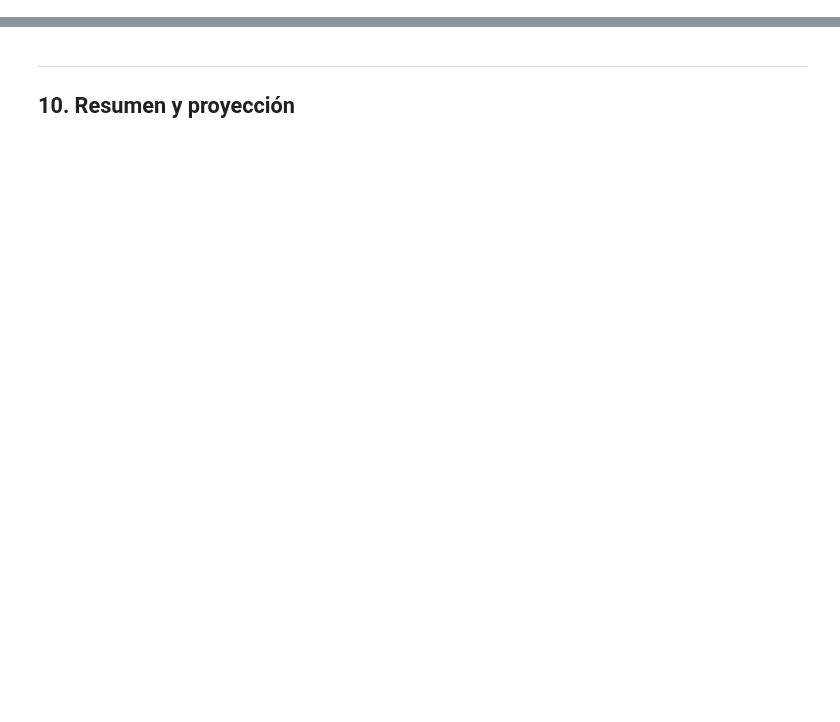
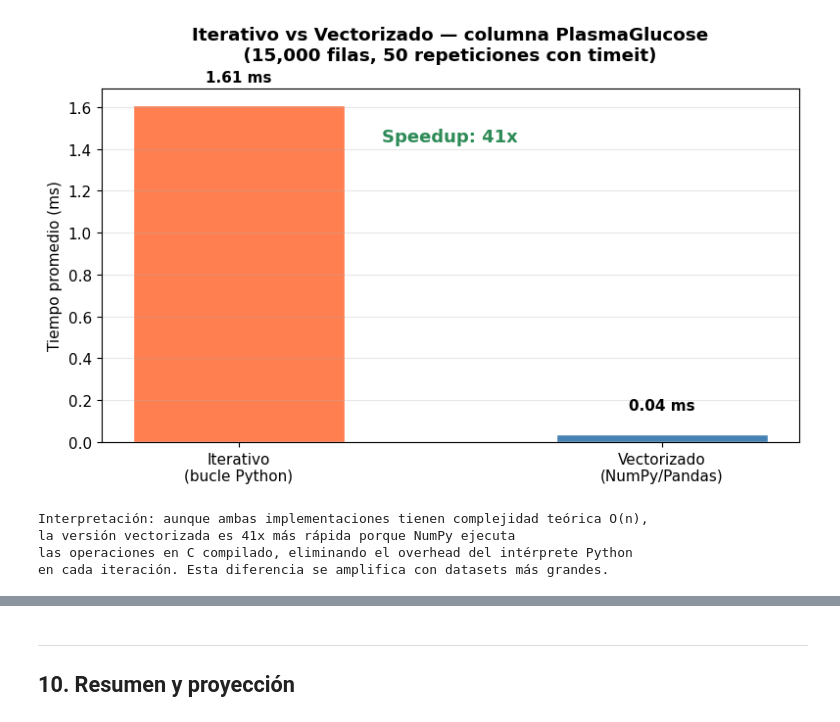
Before and after one commit to DanielParavel/proyecto-grupo4-mcdi500, a Jupyter notebook: notebooks/F3_Modelado.ipynb, the cells around one changed output, grey strips where cells are left out. Drawn from its saved outputs; the diff is of its cells as text; code cells hidden in the pictures; blank space fills up the shorter version.

```diff
--- a/notebooks/F3_Modelado.ipynb
+++ b/notebooks/F3_Modelado.ipynb
@@ -583,0 +903,30 @@ plt.show()
+# %%
+# Visualización de la comparación
+fig, ax = plt.subplots(figsize=(8, 5))
+
+implementaciones = ['Iterativo\n(bucle Python)', 'Vectorizado\n(NumPy/Pandas)']
+tiempos_ms = [t_iter * 1000, t_vect * 1000]
+colores_bar = ['coral', 'steelblue']
+
+barras = ax.bar(implementaciones, tiempos_ms, color=colores_bar, edgecolor='white', width=0.5)
+
+for barra, t in zip(barras, tiempos_ms):
+        ax.text(barra.get_x() + barra.get_width()/2, barra.get_height() + 0.1, f'{t:.2f} ms', ha='center', va='bottom', fontweight='bold')
+
+ax.set_ylabel('Tiempo promedio (ms)')
+ax.set_title(f'Iterativo vs Vectorizado — columna {col_test}\n ({len(df_pipeline):,} filas, {n_reps} repeticiones con timeit) \n', fontweight='bold')
+ax.grid(True, alpha=0.3, axis='y')
+ax.text(0.5, 0.85, f'Speedup: {speedup:.0f}x', transform=ax.transAxes, ha='center', fontsize=13, color='seagreen', fontweight='bold')
+plt.tight_layout()
+plt.show()
+
+print(f"""\nInterpretación: aunque ambas implementaciones tienen complejidad teórica O(n),
+la versión vectorizada es {speedup:.0f}x más rápida porque NumPy ejecuta
+las operaciones en C compilado, eliminando el overhead del intérprete Python
+en cada iteración. Esta diferencia se amplifica con datasets más grandes.""")
+# %% [output]
+[figure, added]
+Interpretación: aunque ambas implementaciones tienen complejidad teórica O(n),
+la versión vectorizada es 41x más rápida porque NumPy ejecuta
+las operaciones en C compilado, eliminando el overhead del intérprete Python
+en cada iteración. Esta diferencia se amplifica con datasets más grandes.
```
Also changed, not shown: parts of 55 cells of this notebook.
